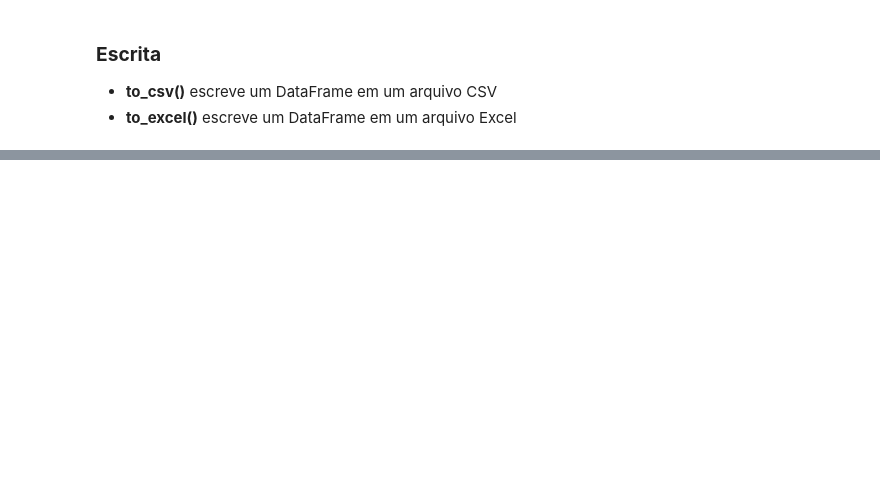
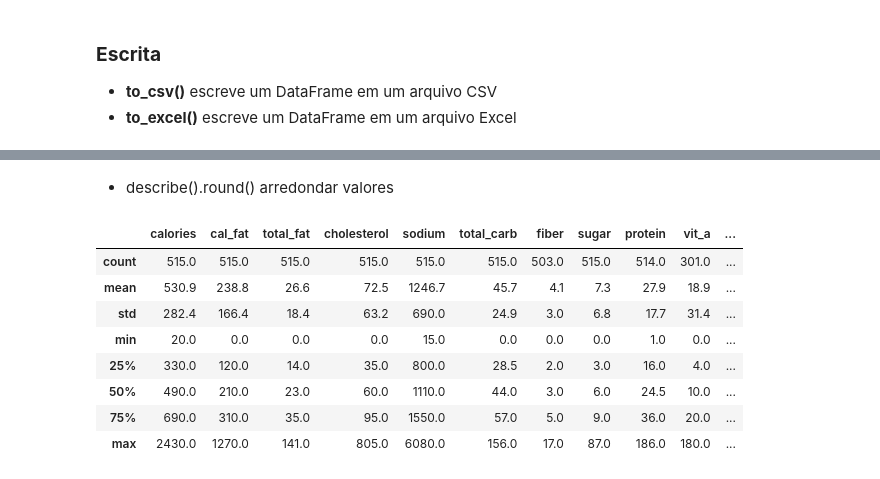
Before and after one commit to AlePlets/backend-course-python, a Jupyter notebook: aulas/aula8-manipulacao-dados-pandas-I/aula_08_manipulacao-dados.ipynb, the cells around one changed output, grey strips where cells are left out. Cells and saved outputs as stored; diff of their text form; code cells hidden in the pictures; blank space fills up the shorter version.

```diff
--- a/aulas/aula8-manipulacao-dados-pandas-I/aula_08_manipulacao-dados.ipynb
+++ b/aulas/aula8-manipulacao-dados-pandas-I/aula_08_manipulacao-dados.ipynb
@@ -62,0 +205,14 @@ RangeIndex(start=0, stop=515, step=1)
+# %% [markdown]
+- describe().round() arredondar valores
+# %%
+fastfood.describe().round(1)
+# %% [output]
+|  | calories | cal_fat | total_fat | cholesterol | sodium | total_carb | fiber | sugar | protein | vit_a | ... |
+| count | 515.0 | 515.0 | 515.0 | 515.0 | 515.0 | 515.0 | 503.0 | 515.0 | 514.0 | 301.0 | ... |
+| mean | 530.9 | 238.8 | 26.6 | 72.5 | 1246.7 | 45.7 | 4.1 | 7.3 | 27.9 | 18.9 | ... |
+| std | 282.4 | 166.4 | 18.4 | 63.2 | 690.0 | 24.9 | 3.0 | 6.8 | 17.7 | 31.4 | ... |
+| min | 20.0 | 0.0 | 0.0 | 0.0 | 15.0 | 0.0 | 0.0 | 0.0 | 1.0 | 0.0 | ... |
+| 25% | 330.0 | 120.0 | 14.0 | 35.0 | 800.0 | 28.5 | 2.0 | 3.0 | 16.0 | 4.0 | ... |
+| 50% | 490.0 | 210.0 | 23.0 | 60.0 | 1110.0 | 44.0 | 3.0 | 6.0 | 24.5 | 10.0 | ... |
+| 75% | 690.0 | 310.0 | 35.0 | 95.0 | 1550.0 | 57.0 | 5.0 | 9.0 | 36.0 | 20.0 | ... |
+| max | 2430.0 | 1270.0 | 141.0 | 805.0 | 6080.0 | 156.0 | 17.0 | 87.0 | 186.0 | 180.0 | ... |
```
Also changed, not shown: parts of 38 cells of this notebook, 6 other files.
